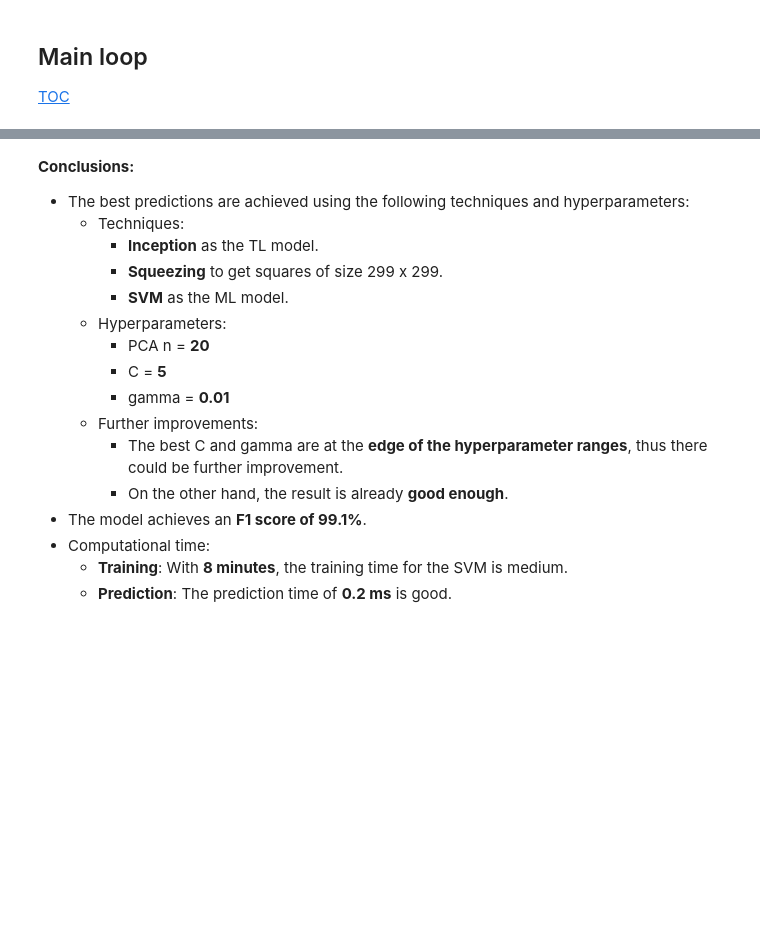
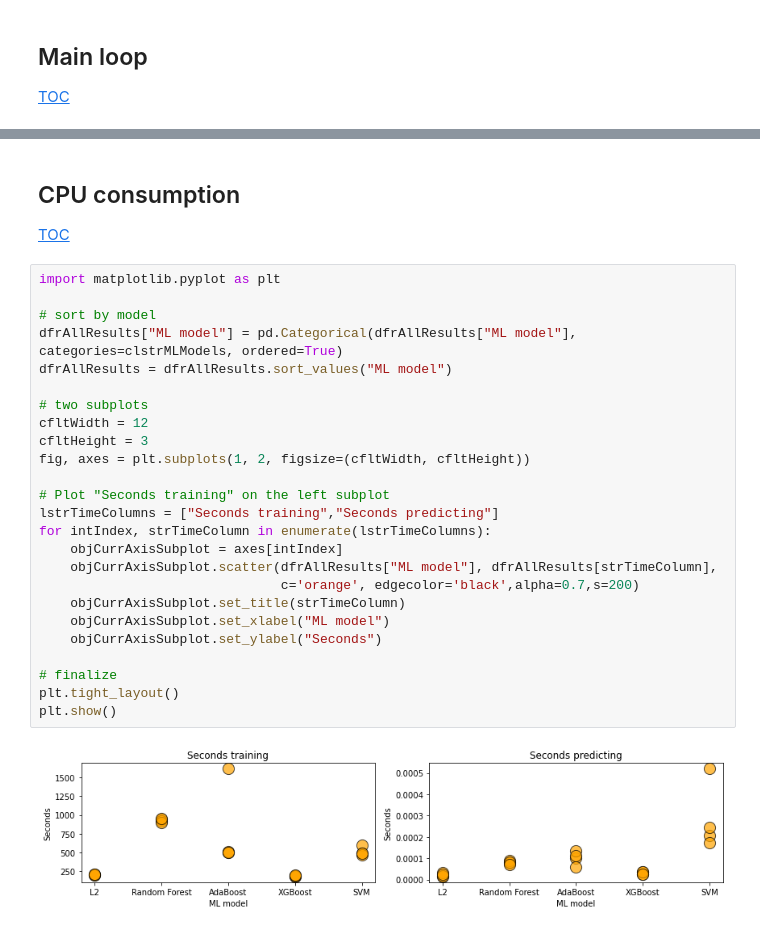
Before and after one commit to Dominik-Heeb/LZXQyTYziuPSSwTM, a Jupyter notebook: notebooks/12 dh Binary classifiers.ipynb, the cells around one changed output, grey strips where cells are left out. Saved outputs shown, nothing was run; the diff lists cells and outputs as text; blank space fills up the shorter version.

```diff
--- a/notebooks/12 dh Binary classifiers.ipynb
+++ b/notebooks/12 dh Binary classifiers.ipynb
@@ -357,18 +506,30 @@ ALL RESULTS
-# %% [markdown]
-__Conclusions:__
-* The best predictions are achieved using the following techniques and hyperparameters:
-    * Techniques:
-        * __Inception__ as the TL model.
-        * __Squeezing__ to get squares of size 299 x 299.
-        * __SVM__ as the ML model.
-    * Hyperparameters:
-        * PCA n = __20__
-        * C = __5__
-        * gamma = __0.01__
-    * Further improvements:
-        * The best C and gamma are at the __edge of the hyperparameter ranges__, thus there could be further improvement.
-        * On the other hand, the result is already __good enough__.
-* The model achieves an __F1 score of 99.1%__.
-* Computational time:
-    * __Training__: With __8 minutes__, the training time for the SVM is medium.
-    * __Prediction__: The prediction time of __0.2 ms__ is good.
+# %% [markdown]
+## CPU consumption <a class="anchor" id="CpuConsumption"></a>
+[TOC](#TOC)
+# %%
+import matplotlib.pyplot as plt
+
+# sort by model
+dfrAllResults["ML model"] = pd.Categorical(dfrAllResults["ML model"], categories=clstrMLModels, ordered=True)
+dfrAllResults = dfrAllResults.sort_values("ML model")
+
+# two subplots
+cfltWidth = 12
+cfltHeight = 3
+fig, axes = plt.subplots(1, 2, figsize=(cfltWidth, cfltHeight))
+
+# Plot "Seconds training" on the left subplot
+lstrTimeColumns = ["Seconds training","Seconds predicting"]
+for intIndex, strTimeColumn in enumerate(lstrTimeColumns):
+    objCurrAxisSubplot = axes[intIndex]
+    objCurrAxisSubplot.scatter(dfrAllResults["ML model"], dfrAllResults[strTimeColumn],
+                               c='orange', edgecolor='black',alpha=0.7,s=200)
+    objCurrAxisSubplot.set_title(strTimeColumn)
+    objCurrAxisSubplot.set_xlabel("ML model")
+    objCurrAxisSubplot.set_ylabel("Seconds")
+
+# finalize
+plt.tight_layout()
+plt.show()
+# %% [output]
+[figure, added]
```
Also changed, not shown: parts of 19 cells of this notebook, 3 other files.
